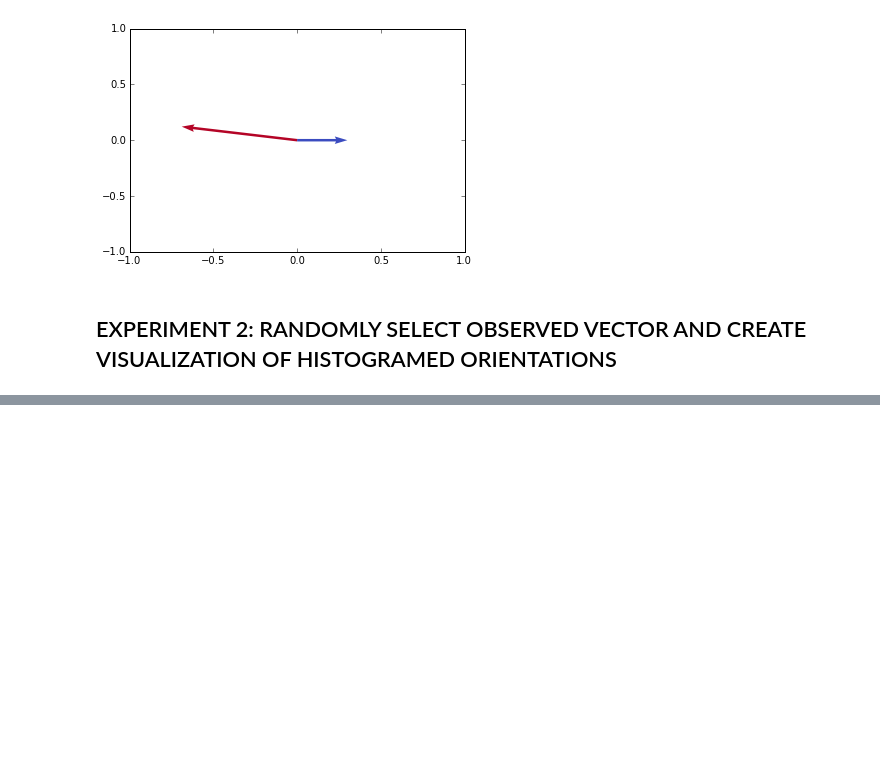
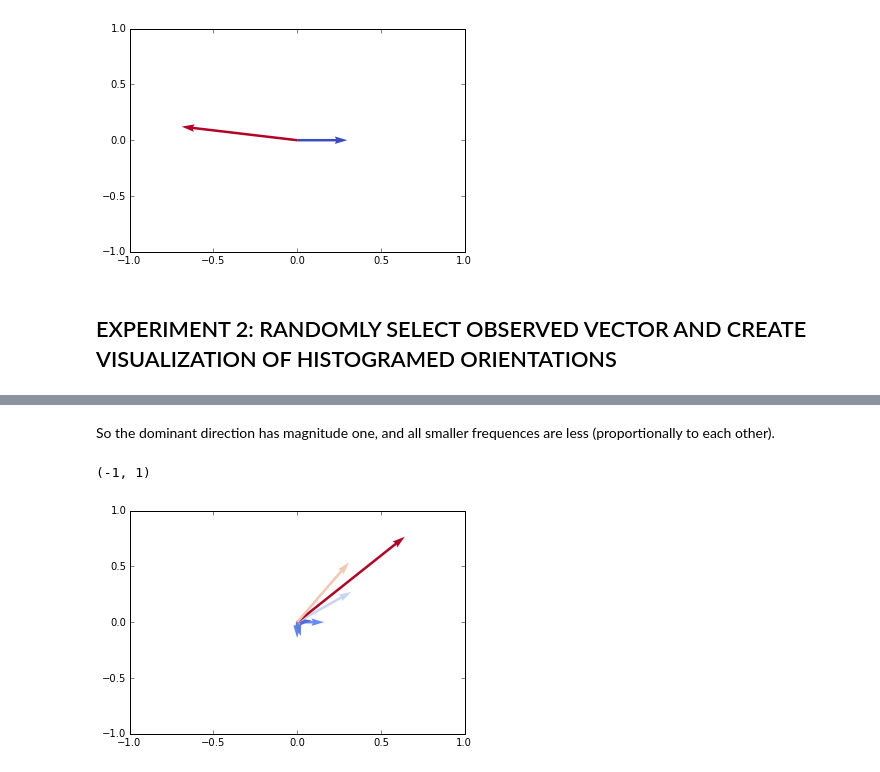
Before and after one commit to brandonmayer-zz/comt_testbed_notebooks, a Jupyter notebook: HOG.ipynb, the cells around one changed output, grey strips where cells are left out. Cells and saved outputs as stored; diff of their text form; code cells hidden in the pictures; blank space fills up the shorter version.

```diff
--- a/HOG.ipynb
+++ b/HOG.ipynb
@@ -128,0 +203,3 @@ plt.ylim(-1,1)
+# %%
+unwrapped_randtheta = np.arctan2(y,x)#puts randtheta on -pi to pi
+counts, bins = np.histogram(np.unwrap(unwrapped_randtheta), bins = nbins, range = extent, weights=mags,density=True)
@@ -128,0 +215,12 @@ plt.ylim(-1,1)
+# %%
+nonzero_count_idx = np.nonzero(counts)
+
+counts_nonzero = counts[nonzero_count_idx]/np.max(counts[nonzero_count_idx])
+print counts_nonzero
+bins_nonzero = bins[nonzero_count_idx]
+ubins_nonzero = (counts_nonzero)*np.cos(bins_nonzero)
+vbins_nonzero = (counts_nonzero)*np.sin(bins_nonzero)
+C = np.linalg.norm([ubins_nonzero, vbins_nonzero], axis=0)
+print 'ubins_nonzero = {0}'.format(ubins_nonzero)
+print 'vbins_nonzero = {0}'.format(vbins_nonzero)
+print 'C = {0}'.format(C)
@@ -128,0 +236,20 @@ plt.ylim(-1,1)
+# %% [markdown]
+So the dominant direction has magnitude one, and all smaller frequences are less (proportionally to each other).
+# %%
+origin = np.zeros(len(ubins_nonzero))
+plt.figure()
+plt.quiver(origin,
+           origin,
+           ubins_nonzero,
+           vbins_nonzero,
+           C,
+           cmap=plt.cm.coolwarm,
+           units='xy',
+           angles='xy',
+           scale_units='xy',
+           scale=1)
+plt.xlim(-1,1)
+plt.ylim(-1,1)
+# %% [output]
+(-1, 1)
+[figure, added]
```
Also changed, not shown: parts of 13 cells of this notebook, 1 other file.
